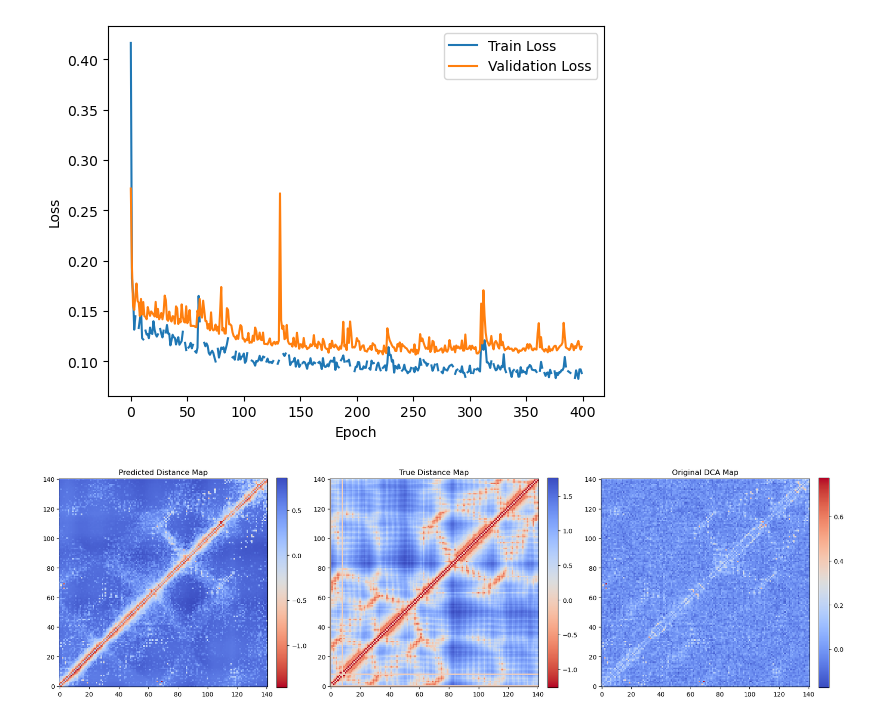
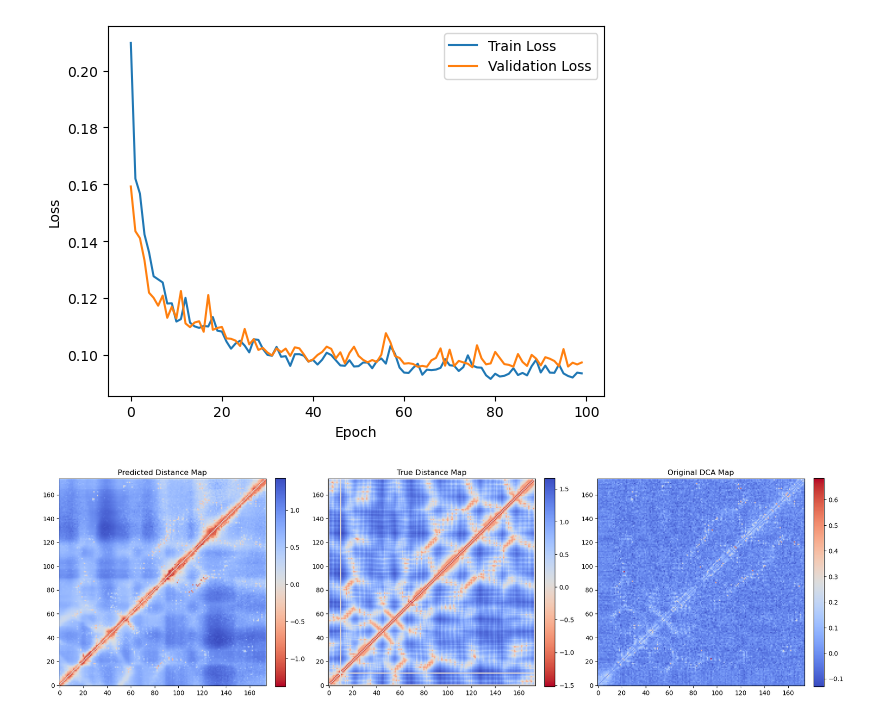
Before and after one commit to Fabiog17/Internship, a Jupyter notebook: Idea_of_a_GNN.ipynb, the cells around one changed output. Cells and saved outputs as stored; diff of their text form; code cells hidden in the pictures.

```diff
--- a/Idea_of_a_GNN.ipynb
+++ b/Idea_of_a_GNN.ipynb
@@ -255,7 +255,7 @@ optimizer = torch.optim.Adam(model.parameters(), lr=0.01)
 
 train_losses = []
 val_losses = []
-for epoch in range(400):
+for epoch in range(100):
 
     model.train()
     train_loss = 0
@@ -339,7 +339,7 @@ plt.xlabel("Epoch")
 plt.ylabel("Loss")
 plt.show()
 # %% [output]
-[figure, old version]
+[figure, new version]
 # %%
 def graph_to_matrix(data, values):
     num_nodes = data.x.shape[0]
@@ -350,41 +350,41 @@ def graph_to_matrix(data, values):
 
     return mat
 # %%
-#loader = DataLoader([train_loader.dataset[2]], batch_size=1)
-loader = DataLoader([test_data[6]], batch_size=1)
+loader = DataLoader([train_loader.dataset[10]], batch_size=1)
+#loader = DataLoader([test_data[6]], batch_size=1)
 batch = next(iter(loader)).to(device)
 
 with torch.no_grad():
     _, pred_dist = model(batch)
 
 pred_dist = pred_dist.squeeze()
 
 pred_dist_map = graph_to_matrix(batch, pred_dist.cpu())
 true_dist_map = graph_to_matrix(batch, batch.y.cpu())
 original_dca_map = graph_to_matrix(batch, batch.edge_attr.cpu())
 
 
 fig, axes = plt.subplots(1, 3, figsize=(18, 6))  # 1 row, 3 columns
 
 # --- Predicted Distance Map ---
 im0 = axes[0].imshow(pred_dist_map, cmap='coolwarm_r', origin='lower')
 axes[0].set_title("Predicted Distance Map")
 plt.colorbar(im0, ax=axes[0], fraction=0.046, pad=0.04)
 
 # --- True Distance Map ---
 im1 = axes[1].imshow(true_dist_map, cmap='coolwarm_r', origin='lower')
 axes[1].set_title("True Distance Map")
 plt.colorbar(im1, ax=axes[1], fraction=0.046, pad=0.04)
 
 # --- Original DCA Map ---
 im2 = axes[2].imshow(original_dca_map, cmap='coolwarm', origin='lower')
 axes[2].set_title("Original DCA Map")
 plt.colorbar(im2, ax=axes[2], fraction=0.046, pad=0.04)
 
 plt.tight_layout()
 plt.show()
 # %% [output]
-[figure, old version]
+[figure, new version]
 # %%
 import os
 import pickle
```
Also changed, not shown: parts of 4 cells of this notebook, 7 other files.
